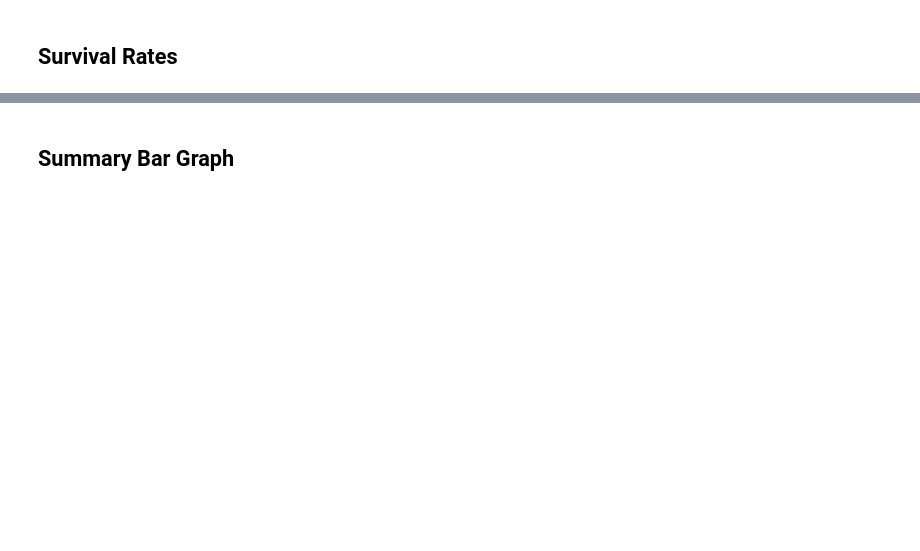
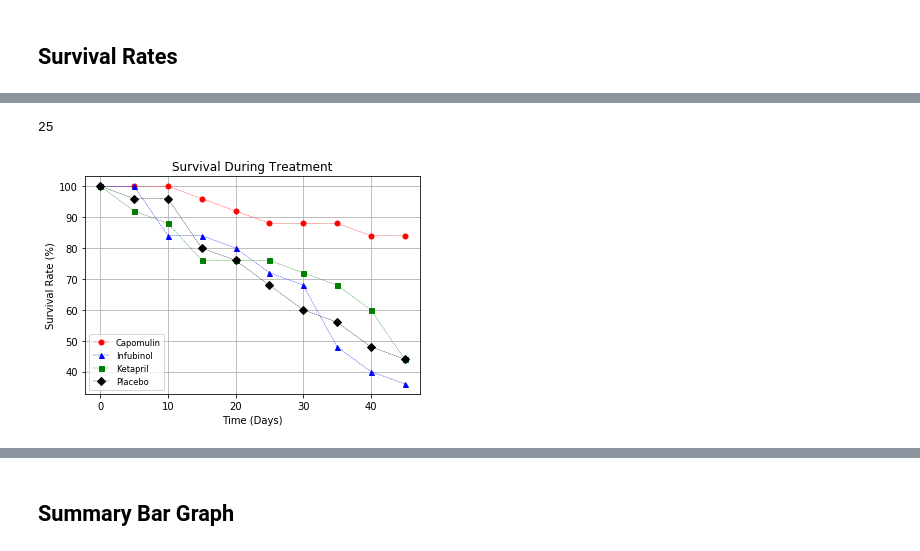
Before and after one commit to shakespearbi/matplotlib-challenge, a Jupyter notebook: Instructions/Pymaceuticals/pymaceuticals_starter.ipynb, the cells around one changed output, grey strips where cells are left out. Drawn from its saved outputs; the diff is of its cells as text; code cells hidden in the pictures; blank space fills up the shorter version.

```diff
--- a/Instructions/Pymaceuticals/pymaceuticals_starter.ipynb
+++ b/Instructions/Pymaceuticals/pymaceuticals_starter.ipynb
@@ -96,6 +254,10 @@ plt.show()
 # %%
 # Store the Count of Mice Grouped by Drug and Timepoint (W can pass any metric)
+mice_count = drugtime_grouped.count()["Mouse ID"]
 
 # Convert to DataFrame
+mice_df = pd.DataFrame(mice_count)
+mice_df = mice_df.reset_index()
 
 # Preview DataFrame
+mice_df.head()
@@ -102,4 +271,6 @@ plt.show()
 # %%
 # Minor Data Munging to Re-Format the Data Frames
+mice_pivot_df = mice_df.pivot(columns = 'Drug', index = 'Timepoint', values = 'Mouse ID')
 
-# Preview the Data Frame
+# Preview that Reformatting worked
+mice_pivot_df
@@ -106 +290,39 @@ plt.show()
+# %%
+mice_pivot_df["Capomulin"][0]
+# %% [output]
+25
+# %%
+# Generate the Plot (Accounting for percentages)
+x_axis = mice_pivot_df.index
+
+Capomulin_survival_per = mice_pivot_df["Capomulin"] * 100/mice_pivot_df ["Capomulin"][0]
+Infubinol_survival_per = mice_pivot_df["Infubinol"]* 100/mice_pivot_df ["Infubinol"][0]
+Ketapril_survival_per = mice_pivot_df["Ketapril"]* 100/mice_pivot_df ["Ketapril"][0]
+Placebo_survival_per = mice_pivot_df["Placebo"] * 100/mice_pivot_df["Placebo"][0]
+
+plt.errorbar(x_axis, Capomulin_survival_per, color = "r", marker = "o",
+            markersize = 5, linestyle = "dashed", linewidth = 0.40)
+
+plt.errorbar(x_axis, Infubinol_survival_per, color = "b",marker = "^",
+             markersize = 5, linestyle = "dashed", linewidth = 0.40)
+
+plt.errorbar(x_axis, Ketapril_survival_per, color = "g", marker = "s",
+             markersize = 5, linestyle = "dashed", linewidth = 0.40)
+
+plt.errorbar(x_axis, Placebo_survival_per, color = "k",marker ="D",
+            markersize = 5, linestyle = "dashed", linewidth = 0.40)
+
+plt.title("Survival During Treatment")
+plt.xlabel("Time (Days)")
+plt.ylabel("Survival Rate (%)")
+plt.grid(axis = 'x')
+plt.grid(axis = 'y')
+plt.legend(["Capomulin","Infubinol","Ketapril","Placebo"], loc="best", fontsize="small", fancybox=True)
+
+# Save the Figure
+plt.savefig("plot3.png")
+#Show the Figure
+plt.show()
+# %% [output]
+[figure, added]
 # %%
```
Also changed, not shown: parts of 18 cells of this notebook, 2 other files.
